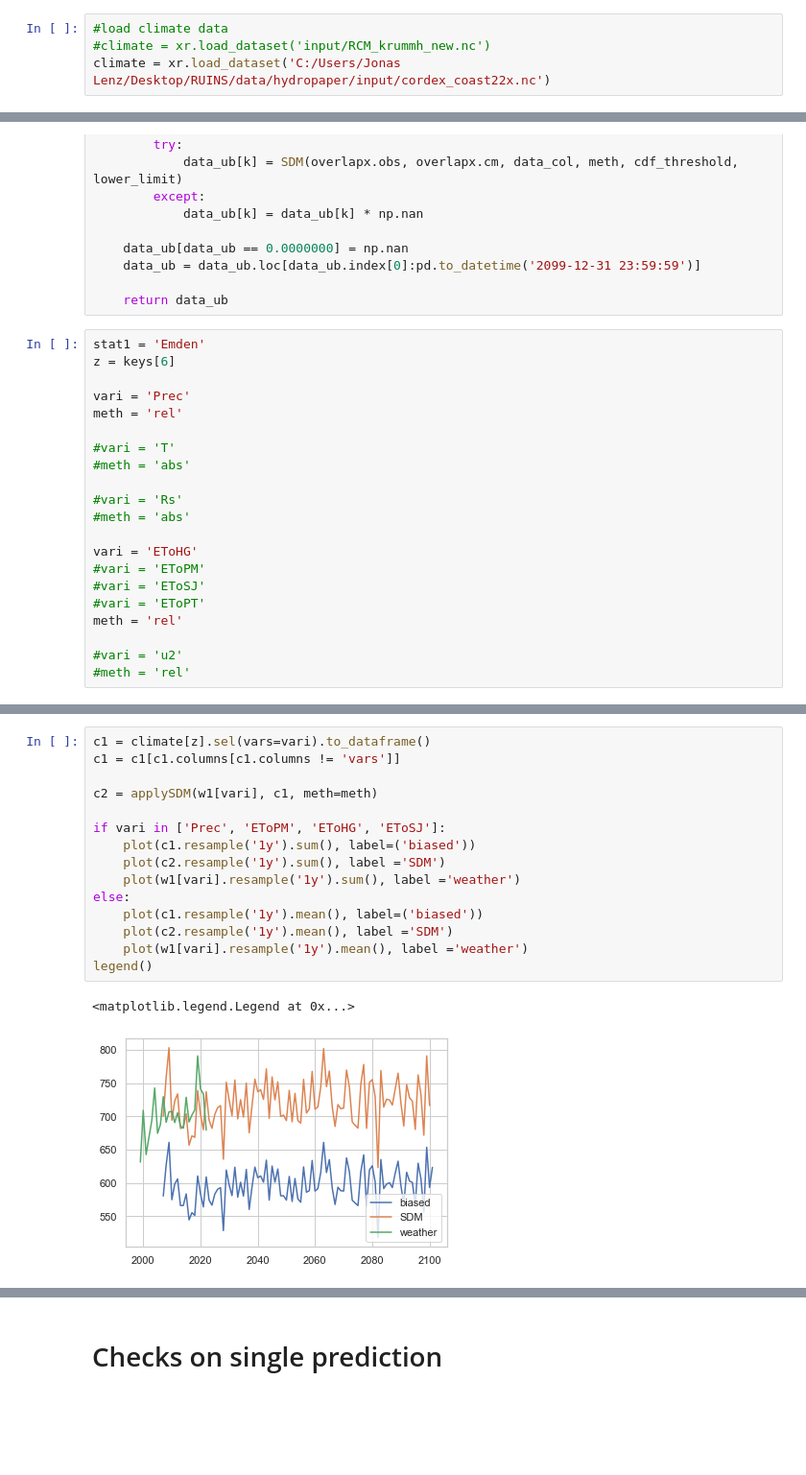
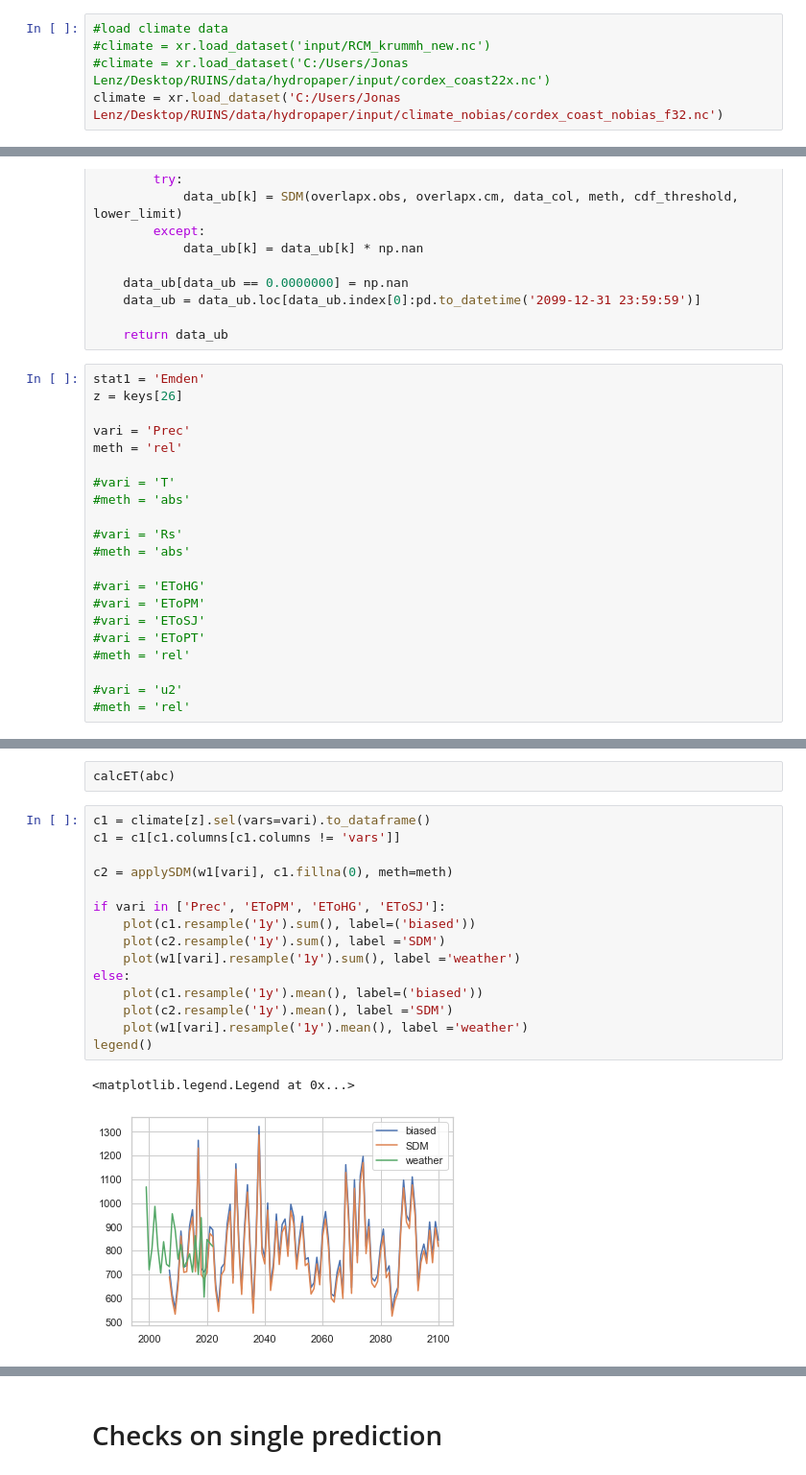
Before and after one commit to jonaslenz/RUINSapp, a Jupyter notebook: Climate_cleaner.ipynb, the cells around one changed output, grey strips where cells are left out. Shown at 96% size. Cells and saved outputs as stored; diff of their text form; blank space fills up the shorter version.

Commit message:
climate cleaner

```diff
--- a/Climate_cleaner.ipynb
+++ b/Climate_cleaner.ipynb
@@ -26,7 +26,8 @@ from pathlib import Path
 # %%
 #load climate data
 #climate = xr.load_dataset('input/RCM_krummh_new.nc')
-climate = xr.load_dataset('C:/Users/Jonas Lenz/Desktop/RUINS/data/hydropaper/input/cordex_coast22x.nc')
+#climate = xr.load_dataset('C:/Users/Jonas Lenz/Desktop/RUINS/data/hydropaper/input/cordex_coast22x.nc')
+climate = xr.load_dataset('C:/Users/Jonas Lenz/Desktop/RUINS/data/hydropaper/input/climate_nobias/cordex_coast_nobias_f32.nc')
 # %%
 # load weather data for bias correction
 weather = xr.load_dataset('C:/Users/Jonas Lenz/Desktop/RUINS/data/hydropaper/input/emden.nc')
@@ -121,7 +122,7 @@ def applySDM(wdata, data, meth='rel', cdf_threshold=0.9999999, lower_limit=0.1):
     return data_ub
 # %%
 stat1 = 'Emden'
-z = keys[6]
+z = keys[26]
 
 vari = 'Prec'
 meth = 'rel'
@@ -132,11 +133,11 @@ meth = 'rel'
 #vari = 'Rs'
 #meth = 'abs'
 
-vari = 'EToHG'
+#vari = 'EToHG'
 #vari = 'EToPM'
 #vari = 'EToSJ'
 #vari = 'EToPT'
-meth = 'rel'
+#meth = 'rel'
 
 #vari = 'u2'
 #meth = 'rel'
@@ -143,18 +158,20 @@ meth = 'rel'
+# %% [raw]
+calcET(abc)
 # %%
 c1 = climate[z].sel(vars=vari).to_dataframe()
 c1 = c1[c1.columns[c1.columns != 'vars']]
 
-c2 = applySDM(w1[vari], c1, meth=meth)
+c2 = applySDM(w1[vari], c1.fillna(0), meth=meth)
 
 if vari in ['Prec', 'EToPM', 'EToHG', 'EToSJ']:
     plot(c1.resample('1y').sum(), label=('biased'))
     plot(c2.resample('1y').sum(), label ='SDM')
     plot(w1[vari].resample('1y').sum(), label ='weather')
 else:
     plot(c1.resample('1y').mean(), label=('biased'))
     plot(c2.resample('1y').mean(), label ='SDM')
     plot(w1[vari].resample('1y').mean(), label ='weather')
 legend()
 # %% [output]
 <matplotlib.legend.Legend at 0x...>
-[figure, old version]
+[figure, new version]
```
Also changed, not shown: parts of 14 cells of this notebook.
